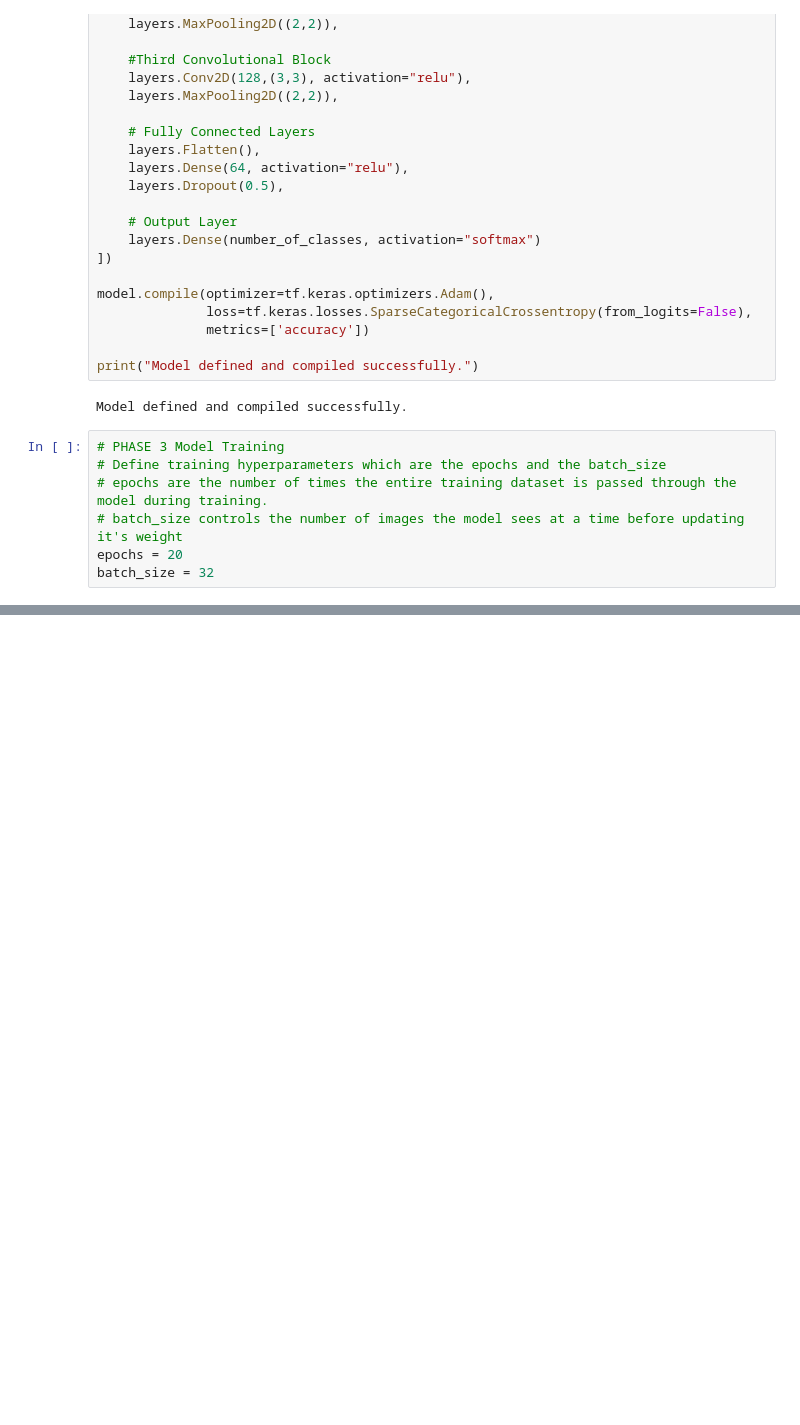
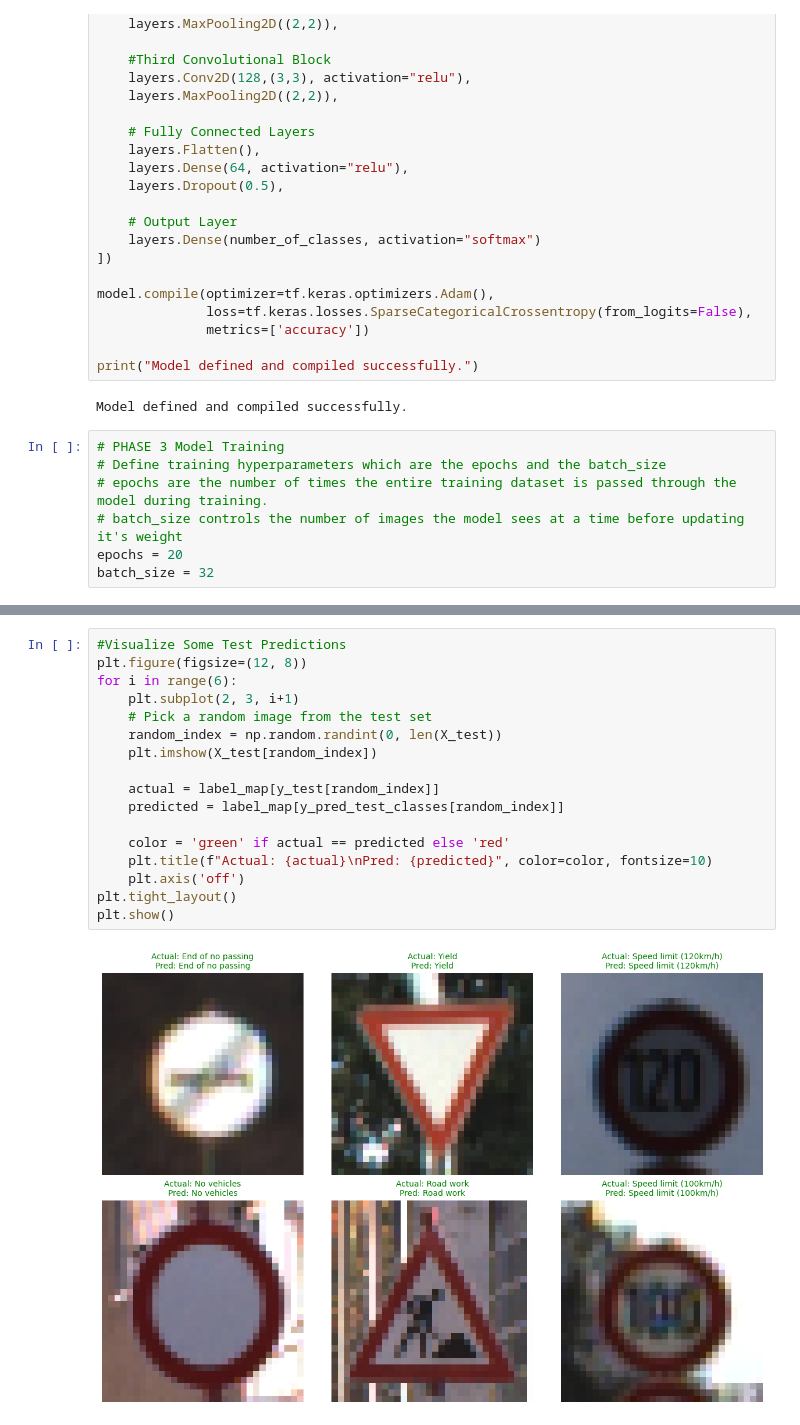
Before and after one commit to merezki-11/Traffic-Sign-Recognition-System, a Jupyter notebook: traffic.ipynb, the cells around one changed output, grey strips where cells are left out. Drawn from its saved outputs; the diff is of its cells as text; blank space fills up the shorter version.

```diff
--- a/traffic.ipynb
+++ b/traffic.ipynb
@@ -201,0 +246,19 @@ The model achieved an optimal accuracy of 0.9660 and since standard practices we
+# %%
+#Visualize Some Test Predictions
+plt.figure(figsize=(12, 8))
+for i in range(6):
+    plt.subplot(2, 3, i+1)
+    # Pick a random image from the test set
+    random_index = np.random.randint(0, len(X_test))
+    plt.imshow(X_test[random_index])
+
+    actual = label_map[y_test[random_index]]
+    predicted = label_map[y_pred_test_classes[random_index]]
+
+    color = 'green' if actual == predicted else 'red'
+    plt.title(f"Actual: {actual}\nPred: {predicted}", color=color, fontsize=10)
+    plt.axis('off')
+plt.tight_layout()
+plt.show()
+# %% [output]
+[figure, added]
```
Also changed, not shown: parts of 9 cells of this notebook.
